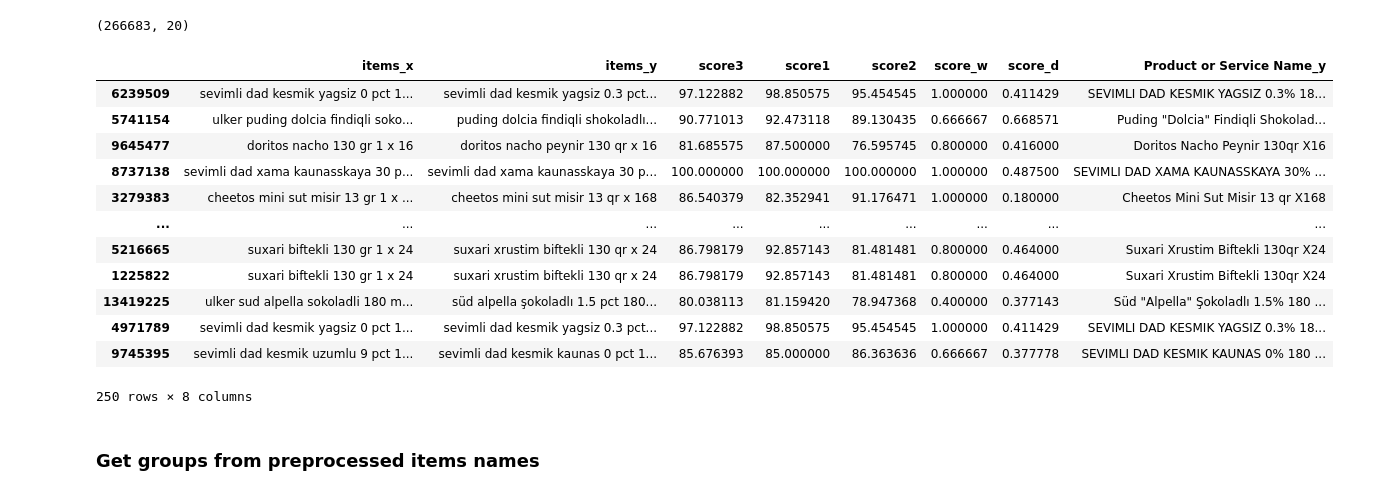
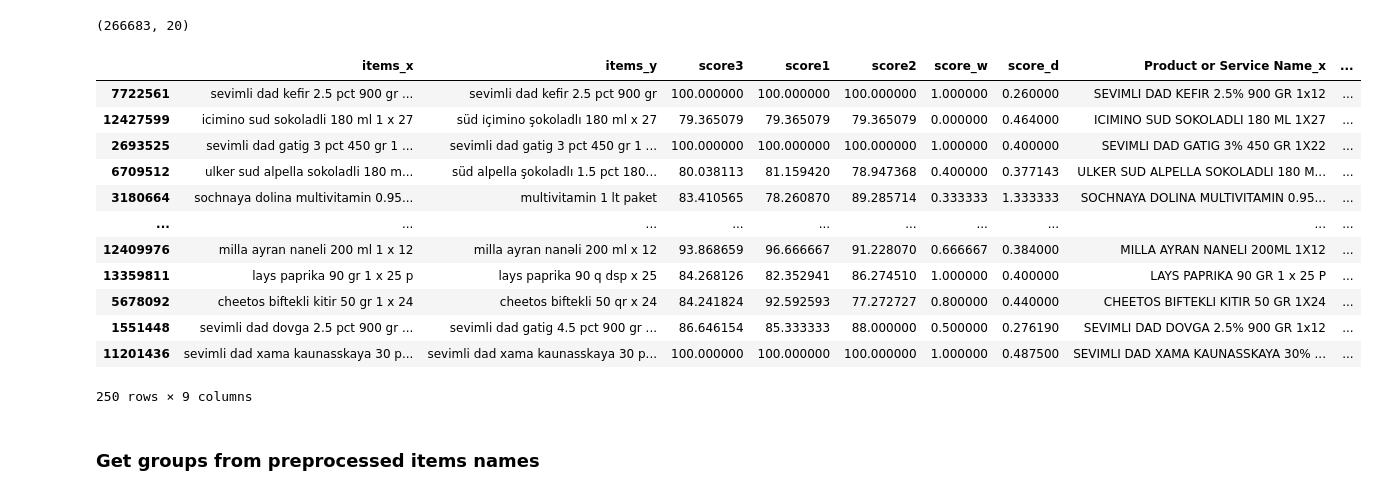
Before and after one commit to varsey/product-matching-case, a Jupyter notebook: demo.ipynb, the cells around one changed output. Saved outputs shown, nothing was run; the diff lists cells and outputs as text; code cells hidden in the pictures.

Commit message:
refactor - change demo tables

```diff
--- a/demo.ipynb
+++ b/demo.ipynb
@@ -228,26 +228,26 @@ compilation_scored.shape
 # %%
 # x - incoming y - outcoming
 compilation_scored[
     [
         'items_x', 'items_y',
         'score3', 'score1', 'score2', 'score_w', 'score_d',
-        'Product or Service Name_y'
+        'Product or Service Name_x', 'Product or Service Name_y'
     ]
 ].sample(250)
 # %% [output]
-|  | items_x | items_y | score3 | score1 | score2 | score_w | score_d | Product or Service Name_y |
-| 6239509 | sevimli dad kesmik yagsiz 0 pct 1... | sevimli dad kesmik yagsiz 0.3 pct... | 97.122882 | 98.850575 | 95.454545 | 1.000000 | 0.411429 | SEVIMLI DAD KESMIK YAGSIZ 0.3% 18... |
-| 5741154 | ulker puding dolcia findiqli soko... | puding dolcia findiqli shokoladlı... | 90.771013 | 92.473118 | 89.130435 | 0.666667 | 0.668571 | Puding "Dolcia" Findiqli Shokolad... |
-| 9645477 | doritos nacho 130 gr 1 x 16 | doritos nacho peynir 130 qr x 16 | 81.685575 | 87.500000 | 76.595745 | 0.800000 | 0.416000 | Doritos Nacho Peynir 130qr X16 |
-| 8737138 | sevimli dad xama kaunasskaya 30 p... | sevimli dad xama kaunasskaya 30 p... | 100.000000 | 100.000000 | 100.000000 | 1.000000 | 0.487500 | SEVIMLI DAD XAMA KAUNASSKAYA 30% ... |
-| 3279383 | cheetos mini sut misir 13 gr 1 x ... | cheetos mini sut misir 13 qr x 168 | 86.540379 | 82.352941 | 91.176471 | 1.000000 | 0.180000 | Cheetos Mini Sut Misir 13 qr X168 |
-| ... | ... | ... | ... | ... | ... | ... | ... | ... |
-| 5216665 | suxari biftekli 130 gr 1 x 24 | suxari xrustim biftekli 130 qr x 24 | 86.798179 | 92.857143 | 81.481481 | 0.800000 | 0.464000 | Suxari Xrustim Biftekli 130qr X24 |
-| 1225822 | suxari biftekli 130 gr 1 x 24 | suxari xrustim biftekli 130 qr x 24 | 86.798179 | 92.857143 | 81.481481 | 0.800000 | 0.464000 | Suxari Xrustim Biftekli 130qr X24 |
-| 13419225 | ulker sud alpella sokoladli 180 m... | süd alpella şokoladlı 1.5 pct 180... | 80.038113 | 81.159420 | 78.947368 | 0.400000 | 0.377143 | Süd "Alpella" Şokoladlı 1.5% 180 ... |
-| 4971789 | sevimli dad kesmik yagsiz 0 pct 1... | sevimli dad kesmik yagsiz 0.3 pct... | 97.122882 | 98.850575 | 95.454545 | 1.000000 | 0.411429 | SEVIMLI DAD KESMIK YAGSIZ 0.3% 18... |
-| 9745395 | sevimli dad kesmik uzumlu 9 pct 1... | sevimli dad kesmik kaunas 0 pct 1... | 85.676393 | 85.000000 | 86.363636 | 0.666667 | 0.377778 | SEVIMLI DAD KESMIK KAUNAS 0% 180 ... |
+|  | items_x | items_y | score3 | score1 | score2 | score_w | score_d | Product or Service Name_x | ... |
+| 7722561 | sevimli dad kefir 2.5 pct 900 gr ... | sevimli dad kefir 2.5 pct 900 gr | 100.000000 | 100.000000 | 100.000000 | 1.000000 | 0.260000 | SEVIMLI DAD KEFIR 2.5% 900 GR 1x12 | ... |
+| 12427599 | icimino sud sokoladli 180 ml 1 x 27 | süd i̇çi̇mino şokoladlı 180 ml x 27 | 79.365079 | 79.365079 | 79.365079 | 0.000000 | 0.464000 | ICIMINO SUD SOKOLADLI 180 ML 1X27 | ... |
+| 2693525 | sevimli dad gatig 3 pct 450 gr 1 ... | sevimli dad gatig 3 pct 450 gr 1 ... | 100.000000 | 100.000000 | 100.000000 | 1.000000 | 0.400000 | SEVIMLI DAD GATIG 3% 450 GR 1X22 | ... |
+| 6709512 | ulker sud alpella sokoladli 180 m... | süd alpella şokoladlı 1.5 pct 180... | 80.038113 | 81.159420 | 78.947368 | 0.400000 | 0.377143 | ULKER SUD ALPELLA SOKOLADLI 180 M... | ... |
+| 3180664 | sochnaya dolina multivitamin 0.95... | multivitamin 1 lt paket | 83.410565 | 78.260870 | 89.285714 | 0.333333 | 1.333333 | SOCHNAYA DOLINA MULTIVITAMIN 0.95... | ... |
+| ... | ... | ... | ... | ... | ... | ... | ... | ... | ... |
+| 12409976 | milla ayran naneli 200 ml 1 x 12 | milla ayran nanəli 200 ml x 12 | 93.868659 | 96.666667 | 91.228070 | 0.666667 | 0.384000 | MILLA AYRAN NANELI 200ML 1X12 | ... |
+| 13359811 | lays paprika 90 gr 1 x 25 p | lays paprika 90 q dsp x 25 | 84.268126 | 82.352941 | 86.274510 | 1.000000 | 0.400000 | LAYS PAPRIKA 90 GR 1 x 25 P | ... |
+| 5678092 | cheetos biftekli kitir 50 gr 1 x 24 | cheetos biftekli 50 qr x 24 | 84.241824 | 92.592593 | 77.272727 | 0.800000 | 0.440000 | CHEETOS BIFTEKLI KITIR 50 GR 1X24 | ... |
+| 1551448 | sevimli dad dovga 2.5 pct 900 gr ... | sevimli dad gatig 4.5 pct 900 gr ... | 86.646154 | 85.333333 | 88.000000 | 0.500000 | 0.276190 | SEVIMLI DAD DOVGA 2.5% 900 GR 1x12 | ... |
+| 11201436 | sevimli dad xama kaunasskaya 30 p... | sevimli dad xama kaunasskaya 30 p... | 100.000000 | 100.000000 | 100.000000 | 1.000000 | 0.487500 | SEVIMLI DAD XAMA KAUNASSKAYA 30% ... | ... |
-250 rows × 8 columns
+250 rows × 9 columns
 # %% [markdown]
 ### Get groups from preprocessed items names
 # %%
```
Also changed, not shown: parts of 11 cells of this notebook.
